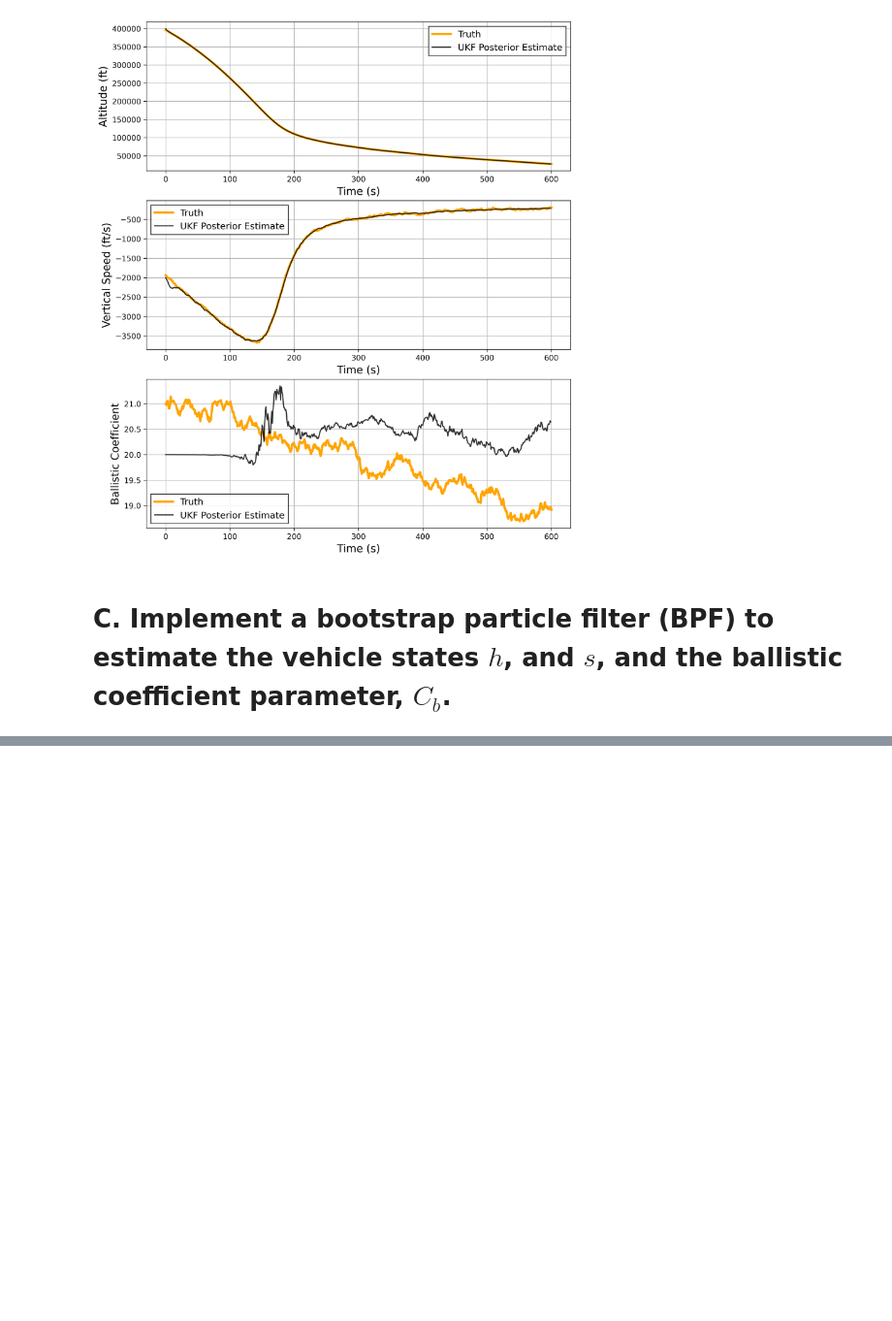
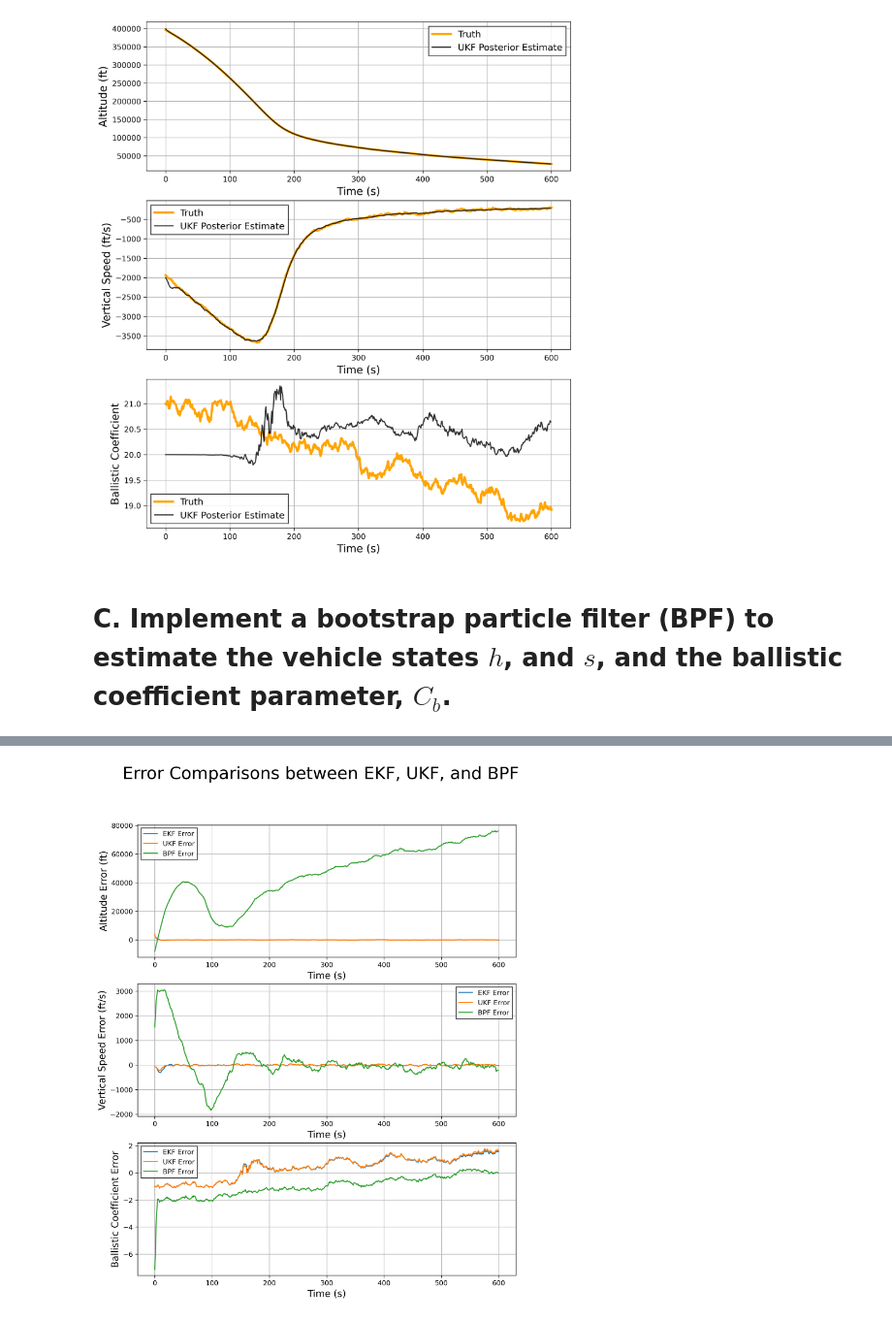
Before and after one commit to benlucke1/aem566, a Jupyter notebook: project5/aem566_project5_main.ipynb, the cells around one changed output, grey strips where cells are left out. Shown at 97% size. Saved outputs shown, nothing was run; the diff lists cells and outputs as text; code cells hidden in the pictures; blank space fills up the shorter version.

```diff
--- a/project5/aem566_project5_main.ipynb
+++ b/project5/aem566_project5_main.ipynb
@@ -402,0 +444,30 @@ plt.show()
+# %%
+fig, (ax1, ax2, ax3) = plt.subplots(
+    dpi=300, figsize=(10, 12), nrows=3, ncols=1, sharex=False
+)
+fig.suptitle("Error Comparisons between EKF, UKF, and BPF", fontsize=25)
+ax1.plot(res[:, 0] - df["hk"], label="EKF Error")
+ax1.plot(ukf_res[:, 0] - df["hk"][:-1], label="UKF Error")
+ax1.plot(pf_res[:, 0] - df["hk"][:-1], label="BPF Error")
+ax1.legend(fancybox=False)
+ax1.set_xlabel("Time (s)", fontsize=14)
+ax1.set_ylabel("Altitude Error (ft)", fontsize=14)
+
+ax1.grid()
+ax2.plot(res[:, 1] - df["sk"], label="EKF Error")
+ax2.plot(ukf_res[:, 1] - df["sk"][:-1], label="UKF Error")
+ax2.plot(pf_res[:, 1] - df["sk"][:-1], label="BPF Error")
+ax2.legend(fancybox=False)
+ax2.grid()
+ax2.set_xlabel("Time (s)", fontsize=14)
+ax2.set_ylabel("Vertical Speed Error (ft/s)", fontsize=14)
+
+ax3.plot(res[:, 2] - df["cbk"], label="EKF Error")
+ax3.plot(ukf_res[:, 2] - df["cbk"][:-1], label="UKF Error")
+ax3.plot(pf_res[:, 2] - df["cbk"][:-1], label="BPF Error")
+ax3.set_xlabel("Time (s)", fontsize=14)
+ax3.set_ylabel("Ballistic Coefficient Error", fontsize=14)
+ax3.legend(fancybox=False)
+ax3.grid()
+# %% [output]
+[figure, added]
```
Also changed, not shown: parts of 12 cells of this notebook.
